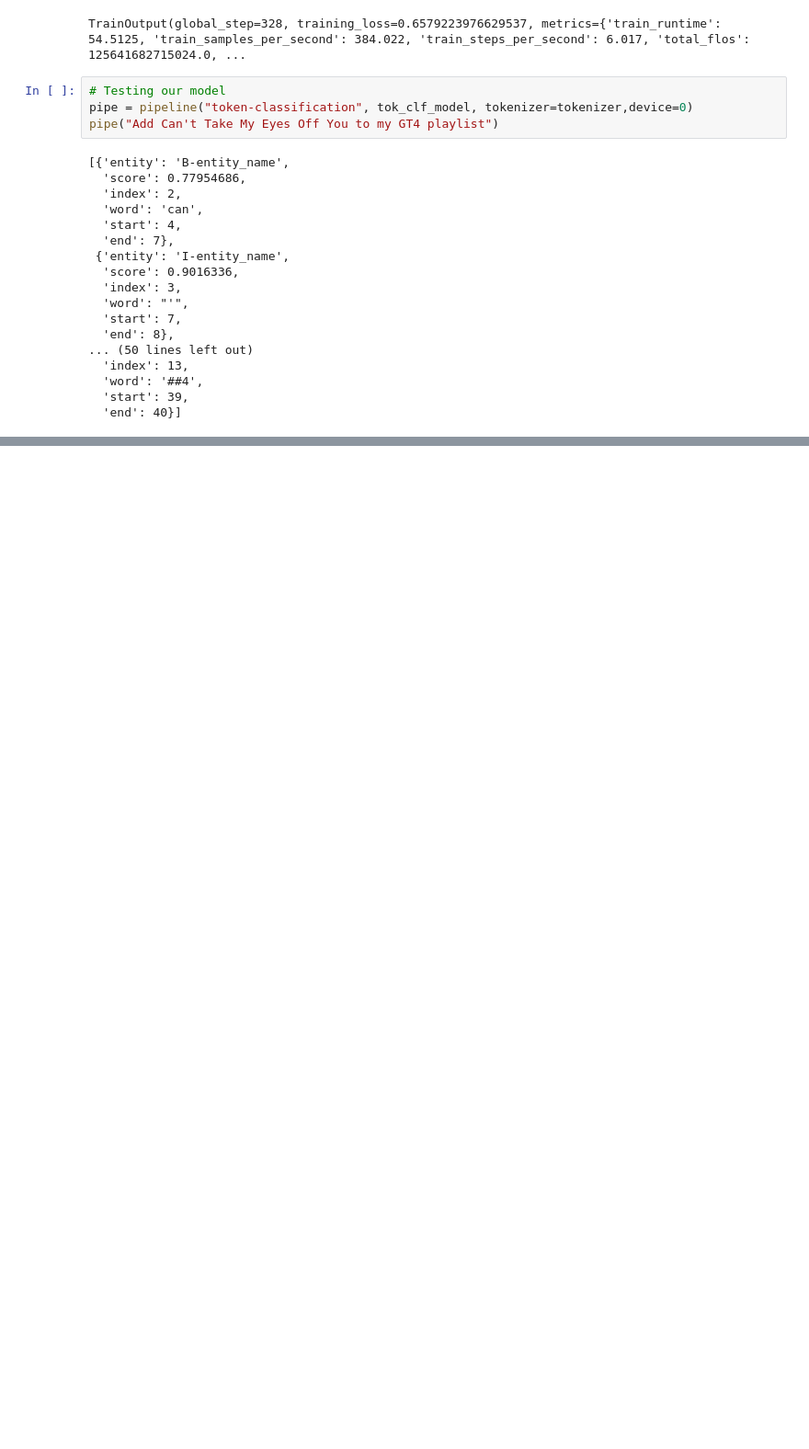
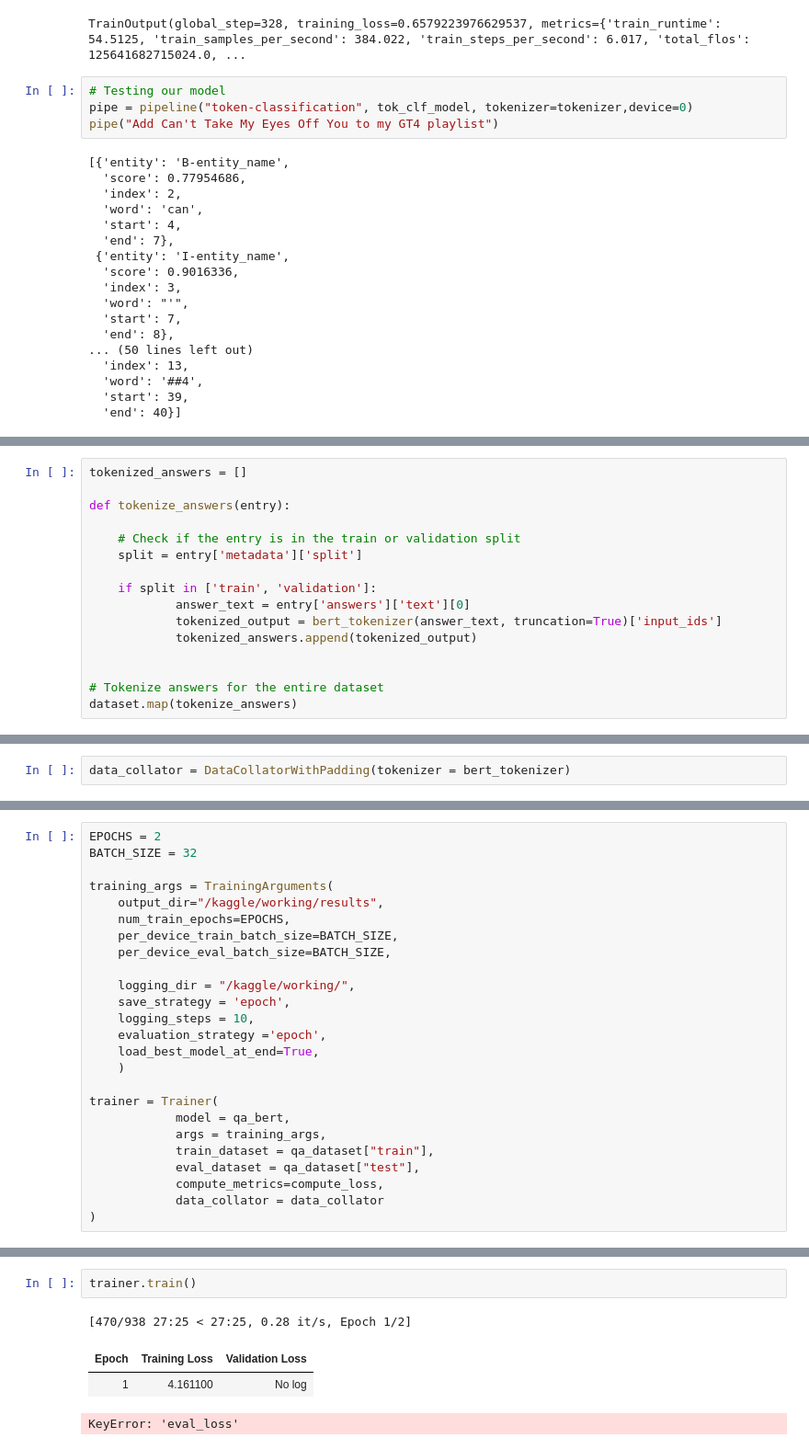
Before and after one commit to Agneypraseed/Notebooks, a Jupyter notebook: fine-tuning-on-bert.ipynb, the cells around one changed output, grey strips where cells are left out. Shown at 92% size. Cells and saved outputs as stored; diff of their text form; blank space fills up the shorter version.

Commit message:
BERT Q/A Finetuning on  AdversarialQA Dataset | Eval Loss need to be set

```diff
--- a/fine-tuning-on-bert.ipynb
+++ b/fine-tuning-on-bert.ipynb
@@ -732,0 +861,16 @@ pipe("Add Can't Take My Eyes Off You to my GT4 playlist")
+# %%
+tokenized_answers = []
+
+def tokenize_answers(entry):
+
+    # Check if the entry is in the train or validation split
+    split = entry['metadata']['split']
+
+    if split in ['train', 'validation']:
+            answer_text = entry['answers']['text'][0]
+            tokenized_output = bert_tokenizer(answer_text, truncation=True)['input_ids']
+            tokenized_answers.append(tokenized_output)
+
+
+# Tokenize answers for the entire dataset
+dataset.map(tokenize_answers)
@@ -732,0 +966,2 @@ pipe("Add Can't Take My Eyes Off You to my GT4 playlist")
+# %%
+data_collator = DataCollatorWithPadding(tokenizer = bert_tokenizer)
@@ -732,0 +998,25 @@ pipe("Add Can't Take My Eyes Off You to my GT4 playlist")
+# %%
+EPOCHS = 2
+BATCH_SIZE = 32
+
+training_args = TrainingArguments(
+    output_dir="/kaggle/working/results",
+    num_train_epochs=EPOCHS,
+    per_device_train_batch_size=BATCH_SIZE,
+    per_device_eval_batch_size=BATCH_SIZE,
+
+    logging_dir = "/kaggle/working/",
+    save_strategy = 'epoch',
+    logging_steps = 10,
+    evaluation_strategy ='epoch',
+    load_best_model_at_end=True,
+    )
+
+trainer = Trainer(
+            model = qa_bert,
+            args = training_args,
+            train_dataset = qa_dataset["train"],
+            eval_dataset = qa_dataset["test"],
+            compute_metrics=compute_loss,
+            data_collator = data_collator
+)
@@ -732,0 +1030,7 @@ pipe("Add Can't Take My Eyes Off You to my GT4 playlist")
+# %%
+trainer.train()
+# %% [output]
+[470/938 27:25 < 27:25, 0.28 it/s, Epoch 1/2]
+| Epoch | Training Loss | Validation Loss |
+| 1 | 4.161100 | No log |
+KeyError: 'eval_loss'
```
Also changed, not shown: parts of 34 cells of this notebook.
